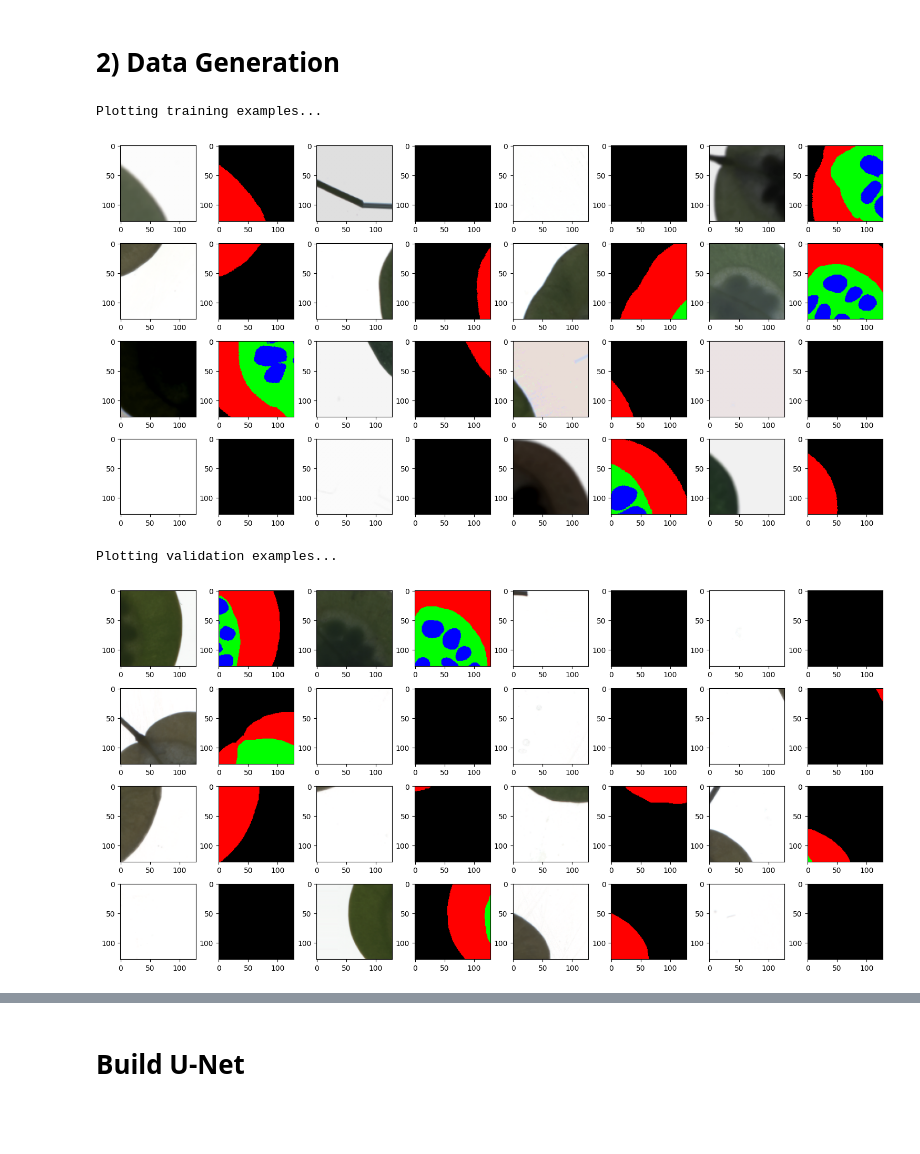
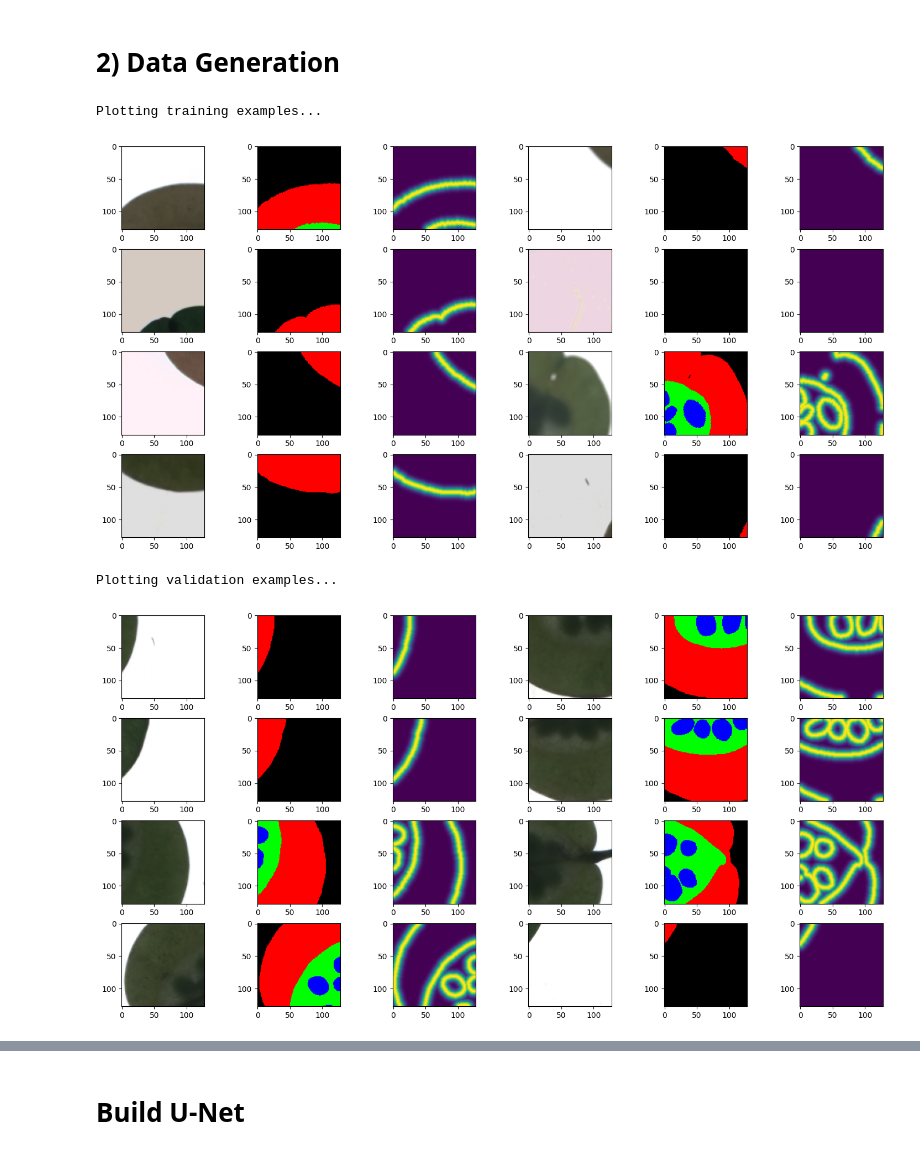
Before and after one commit to pikruse/pennycress-unet, a Jupyter notebook: notebooks/multiclass_segmentation.ipynb, the cells around one changed output, grey strips where cells are left out. Saved outputs shown, nothing was run; the diff lists cells and outputs as text; code cells hidden in the pictures; blank space fills up the shorter version.

```diff
--- a/notebooks/multiclass_segmentation.ipynb
+++ b/notebooks/multiclass_segmentation.ipynb
@@ -93,12 +95,14 @@ plt.show()
 # %%
 # whenever you run cell, re-import TG as a module
 reload(TG)
+reload(DistanceMap)
 
 # options
 images = pennycress_images
 masks = multiclass_masks
 tile_size = 128
 train_prop = 0.8
+distance_weights = True
 
 #create train/val splits by image
 p = np.random.permutation(len(images))
@@ -112,51 +116,89 @@ train_generator = TG.TileGenerator(
     images=[images[i] for i in train_idx],
     masks=[masks[i] for i in train_idx],
     tile_size=tile_size,
     split='train',
-    n_pad = n_pad)
+    n_pad = n_pad,
+    distance_weights=distance_weights
+    )
 
 val_generator = TG.TileGenerator(
     images=[images[i] for i in val_idx],
     masks=[masks[i] for i in val_idx],
     tile_size=tile_size,
     split='val',
-    n_pad = n_pad)
+    n_pad = n_pad,
+    distance_weights=distance_weights
+    )
 
 #plot random samples
 figsize = 15
 np.random.seed(0)
 
 print('Plotting training examples...')
 fig = plt.figure(figsize=(figsize, figsize/2))
 N = len(train_generator)
-for i in range(16):
+for i in range(8):
     rand_idx = np.random.choice(N)
-    img, msk = train_generator[rand_idx]
-    img = img.permute(1, 2, 0).numpy()
-    msk = msk.permute(1, 2, 0).numpy()[:, :, 1:]
-    ax = fig.add_subplot(4, 8, 2*i+1)
-    plt.imshow(img, vmin=0, vmax=1, cmap='gray')
-    ax = fig.add_subplot(4, 8, 2*i+2)
-    plt.imshow(msk, vmin=0, vmax=1, cmap='gray')
+
+    if distance_weights:
+        img, t = train_generator[rand_idx]
+        img = img.permute(1, 2, 0).numpy()
+        msk = t[:-1, :, :].permute(1, 2, 0).numpy()[:, :, 1:]
+        w = t[-1, :, :].numpy()
+
+        ax = fig.add_subplot(4, 6, 3*i+1)
+        plt.imshow(img, vmin=0, vmax=1)
+        ax = fig.add_subplot(4, 6, 3*i+2)
+        plt.imshow(msk)
+        ax = fig.add_subplot(4, 6, 3*i+3)
+        plt.imshow(w)
+
+    else:
+        img, msk = train_generator[rand_idx]
+        img = img.permute(1, 2, 0).numpy()
+        msk = msk.permute(1, 2, 0).numpy()[:, :, 1:]
+
+        ax = fig.add_subplot(4, 4, 2*i+1)
+        plt.imshow(img, vmin=0, vmax=1)
+        ax = fig.add_subplot(4, 4, 2*i+2)
+        plt.imshow(msk, vmin=0, vmax=1)
+
 plt.tight_layout(pad=0.5)
 plt.show()
 
 print('Plotting validation examples...')
 fig = plt.figure(figsize=(figsize, figsize/2))
 N = len(val_generator)
-for i in range(16):
+for i in range(8):
     rand_idx = np.random.choice(N)
-    img, msk = val_generator[rand_idx]
-    img = img.permute(1, 2, 0).numpy()
-    msk = msk.permute(1, 2, 0).numpy()[:, :, 1:]
-    ax = fig.add_subplot(4, 8, 2*i+1)
-    plt.imshow(img, vmin=0, vmax=1)
-    ax = fig.add_subplot(4, 8, 2*i+2)
-    plt.imshow(msk, vmin=0, vmax=1)
+
+    if distance_weights:
+        img, t = val_generator[rand_idx]
+        img = img.permute(1, 2, 0).numpy()
+        msk = t[:-1, :, :].permute(1, 2, 0).numpy()[:, :, 1:]
+        w = t[-1, :, :].numpy()
+
+        ax = fig.add_subplot(4, 6, 3*i+1)
+        plt.imshow(img, vmin=0, vmax=1)
+        ax = fig.add_subplot(4, 6, 3*i+2)
+        plt.imshow(msk, vmin=0, vmax=1)
+        ax = fig.add_subplot(4, 6, 3*i+3)
+        plt.imshow(w)
+
+    else:
+        img, msk = val_generator[rand_idx]
+        img = img.permute(1, 2, 0).numpy()
+        msk = msk.permute(1, 2, 0).numpy()[:, :, 1:]
+
+        ax = fig.add_subplot(4, 4, 2*i+1)
+        plt.imshow(img, vmin=0, vmax=1)
+        ax = fig.add_subplot(4, 4, 2*i+2)
+        plt.imshow(msk, vmin=0, vmax=1)
+
 plt.tight_layout(pad=0.5)
 plt.show()
 # %% [output]
 Plotting training examples...
-[figure, old version]
+[figure, new version]
 Plotting validation examples...
-[figure, old version]
+[figure, new version]
```
Also changed, not shown: parts of 9 cells of this notebook, 3 other files.
